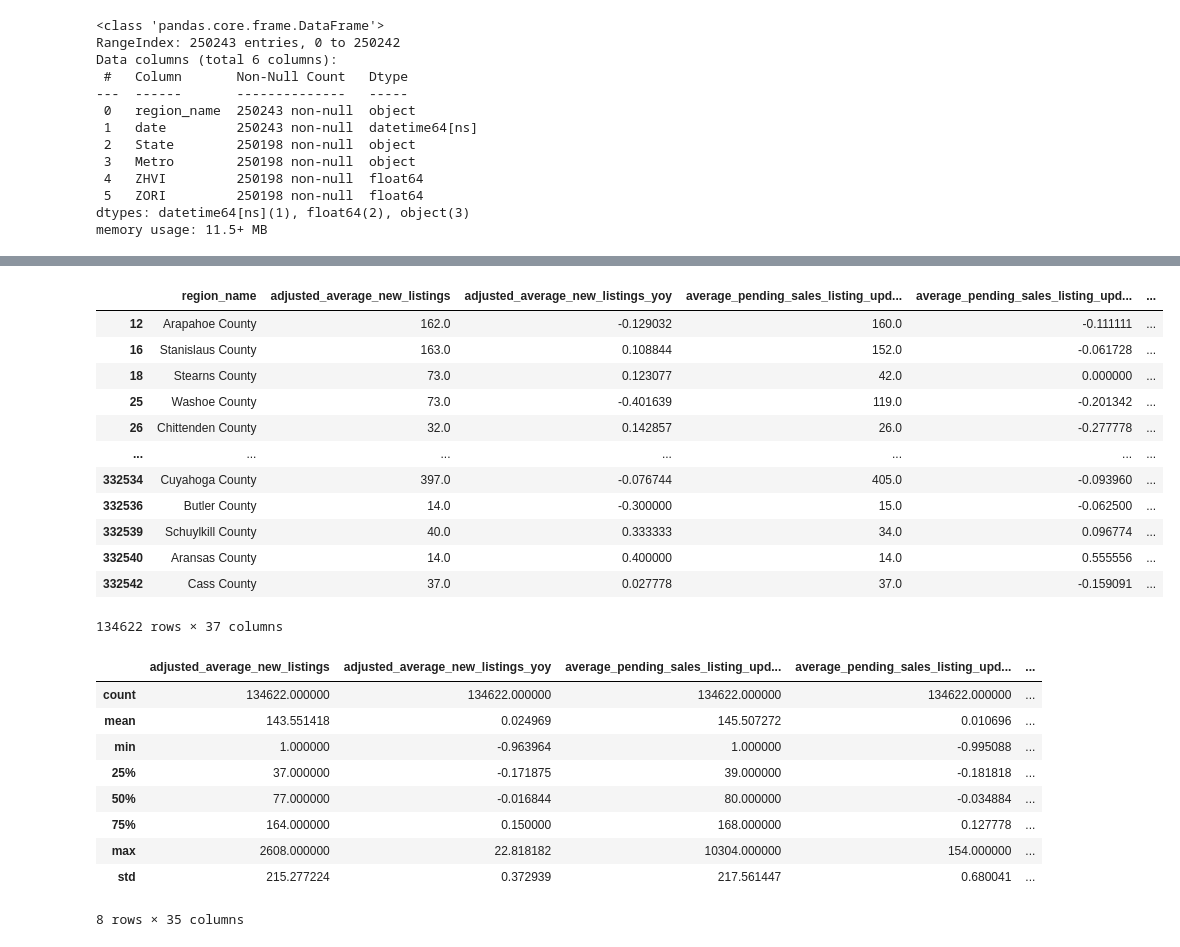
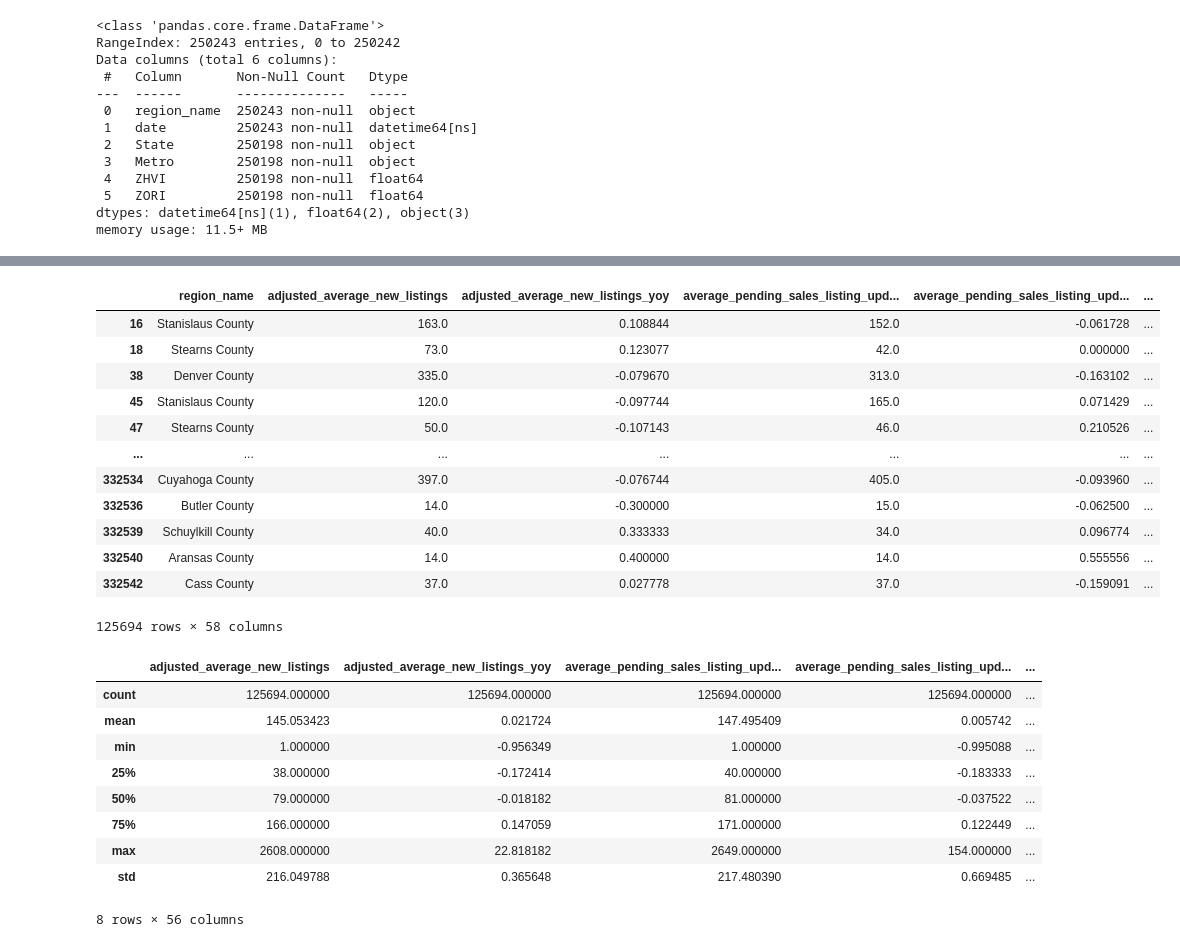
Before and after one commit to itsGarrin/us-residential-housing-price-prediction, a Jupyter notebook: notebooks/data_preprocessing.ipynb, the cells around one changed output, grey strips where cells are left out. Saved outputs shown, nothing was run; the diff lists cells and outputs as text; code cells hidden in the pictures.

```diff
--- a/notebooks/data_preprocessing.ipynb
+++ b/notebooks/data_preprocessing.ipynb
@@ -169,39 +170,39 @@ memory usage: 66.3 KB
 # %%
-#merge redfin and zillow data source
+#merge three data source
 df = pd.merge(df_redfin, df_zillow[["region_name", "State", "date" , "ZORI", "ZHVI"]],
                      on = ["region_name", "State", "date"],
                      how = "left")
-df = df.drop(columns=['Unnamed: 0'])
 
-'''df = pd.merge(df, df_av,
+df = pd.merge(df, df_av,
                      on = [ "date"],
-                     how = "left")'''
+                     how = "left")
 df.dropna(inplace=True)
+df = df.drop(columns=["Unnamed: 0"])
 df
 # %% [output]
 |  | region_name | adjusted_average_new_listings | adjusted_average_new_listings_yoy | average_pending_sales_listing_upd... | average_pending_sales_listing_upd... | ... |
-| 12 | Arapahoe County | 162.0 | -0.129032 | 160.0 | -0.111111 | ... |
 | 16 | Stanislaus County | 163.0 | 0.108844 | 152.0 | -0.061728 | ... |
 | 18 | Stearns County | 73.0 | 0.123077 | 42.0 | 0.000000 | ... |
-| 25 | Washoe County | 73.0 | -0.401639 | 119.0 | -0.201342 | ... |
-| 26 | Chittenden County | 32.0 | 0.142857 | 26.0 | -0.277778 | ... |
+| 38 | Denver County | 335.0 | -0.079670 | 313.0 | -0.163102 | ... |
+| 45 | Stanislaus County | 120.0 | -0.097744 | 165.0 | 0.071429 | ... |
+| 47 | Stearns County | 50.0 | -0.107143 | 46.0 | 0.210526 | ... |
 | ... | ... | ... | ... | ... | ... | ... |
 | 332534 | Cuyahoga County | 397.0 | -0.076744 | 405.0 | -0.093960 | ... |
 | 332536 | Butler County | 14.0 | -0.300000 | 15.0 | -0.062500 | ... |
 | 332539 | Schuylkill County | 40.0 | 0.333333 | 34.0 | 0.096774 | ... |
 | 332540 | Aransas County | 14.0 | 0.400000 | 14.0 | 0.555556 | ... |
 | 332542 | Cass County | 37.0 | 0.027778 | 37.0 | -0.159091 | ... |
-134622 rows × 37 columns
+125694 rows × 58 columns
 # %%
 df.describe()
 # %% [output]
 |  | adjusted_average_new_listings | adjusted_average_new_listings_yoy | average_pending_sales_listing_upd... | average_pending_sales_listing_upd... | ... |
-| count | 134622.000000 | 134622.000000 | 134622.000000 | 134622.000000 | ... |
-| mean | 143.551418 | 0.024969 | 145.507272 | 0.010696 | ... |
-| min | 1.000000 | -0.963964 | 1.000000 | -0.995088 | ... |
-| 25% | 37.000000 | -0.171875 | 39.000000 | -0.181818 | ... |
-| 50% | 77.000000 | -0.016844 | 80.000000 | -0.034884 | ... |
-| 75% | 164.000000 | 0.150000 | 168.000000 | 0.127778 | ... |
-| max | 2608.000000 | 22.818182 | 10304.000000 | 154.000000 | ... |
-| std | 215.277224 | 0.372939 | 217.561447 | 0.680041 | ... |
+| count | 125694.000000 | 125694.000000 | 125694.000000 | 125694.000000 | ... |
+| mean | 145.053423 | 0.021724 | 147.495409 | 0.005742 | ... |
+| min | 1.000000 | -0.956349 | 1.000000 | -0.995088 | ... |
+| 25% | 38.000000 | -0.172414 | 40.000000 | -0.183333 | ... |
+| 50% | 79.000000 | -0.018182 | 81.000000 | -0.037522 | ... |
+| 75% | 166.000000 | 0.147059 | 171.000000 | 0.122449 | ... |
+| max | 2608.000000 | 22.818182 | 2649.000000 | 154.000000 | ... |
+| std | 216.049788 | 0.365648 | 217.480390 | 0.669485 | ... |
-8 rows × 35 columns
+8 rows × 56 columns
```
Also changed, not shown: parts of 9 cells of this notebook, 3 other files.
